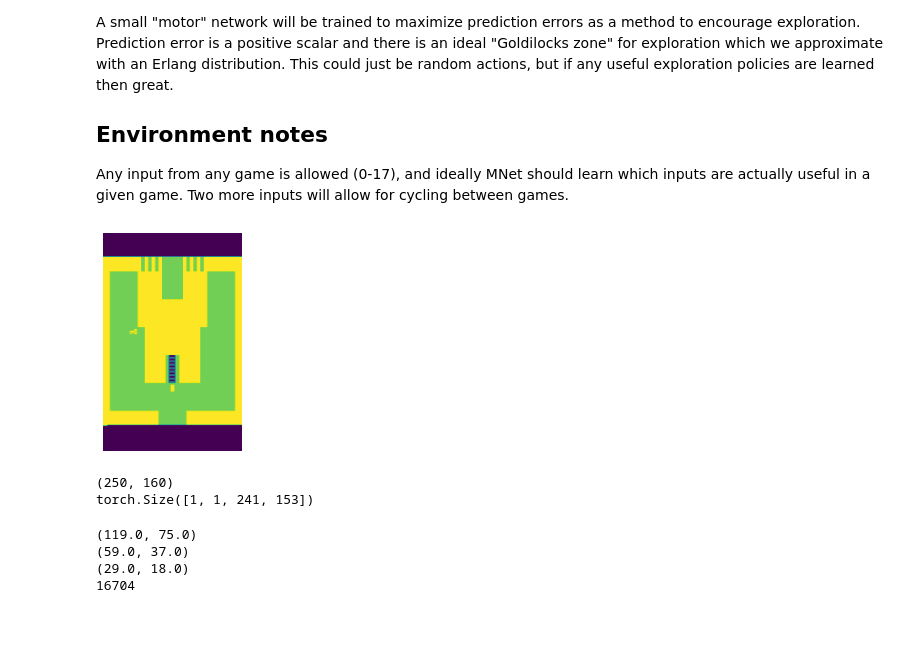
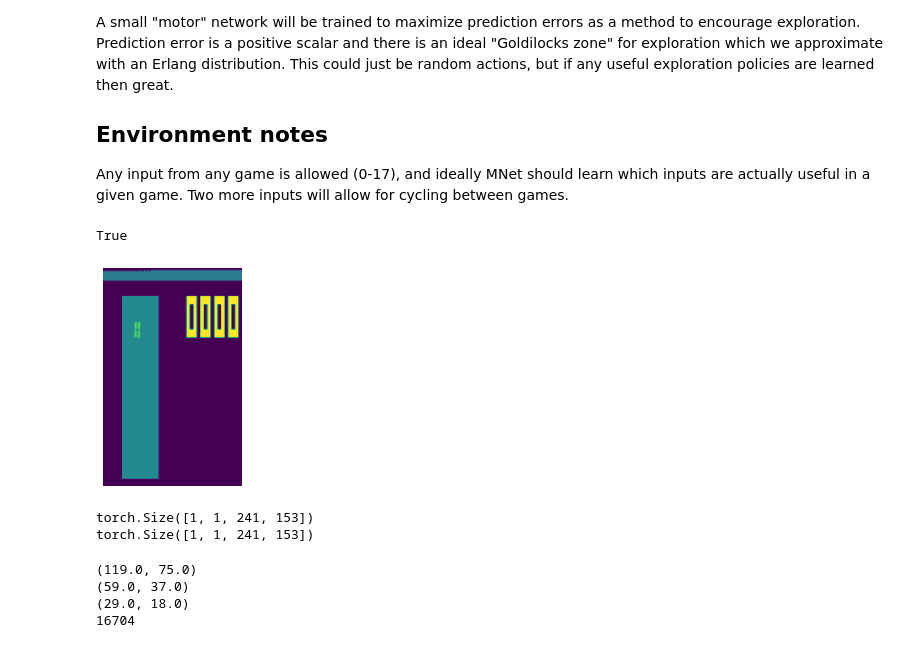
Before and after one commit to jordandekraker/HippoNet, a Jupyter notebook: AtariSpace_basic.ipynb, the cells around one changed output. Drawn from its saved outputs; the diff is of its cells as text; code cells hidden in the pictures.

```diff
--- a/AtariSpace_basic.ipynb
+++ b/AtariSpace_basic.ipynb
@@ -34,6 +34,21 @@ device = "cpu"
 # %%
 possible_actions = 17 # possible actions in all games (inc 0)
-games = ['Adventure', 'Amidar', 'Atlantis','BeamRider']
+games = ['ALE/Tetris-v5', 'ALE/Adventure-v5', 'ALE/AirRaid-v5', 'ALE/Alien-v5', 'ALE/Amidar-v5', 'ALE/Assault-v5', 'ALE/Asterix-v5',
+         'ALE/Asteroids-v5', 'ALE/Atlantis-v5', 'ALE/Atlantis2-v5', 'ALE/Backgammon-v5', 'ALE/BankHeist-v5', 'ALE/BasicMath-v5',
+         'ALE/BattleZone-v5', 'ALE/BeamRider-v5', 'ALE/Berzerk-v5', 'ALE/Blackjack-v5', 'ALE/Bowling-v5', 'ALE/Boxing-v5', 'ALE/Breakout-v5',
+         'ALE/Carnival-v5', 'ALE/Casino-v5', 'ALE/Centipede-v5', 'ALE/ChopperCommand-v5', 'ALE/CrazyClimber-v5', 'ALE/Crossbow-v5',
+         'ALE/Darkchambers-v5', 'ALE/Defender-v5', 'ALE/DemonAttack-v5', 'ALE/DonkeyKong-v5', 'ALE/DoubleDunk-v5', 'ALE/Earthworld-v5',
+         'ALE/ElevatorAction-v5', 'ALE/Enduro-v5', 'ALE/Entombed-v5', 'ALE/Et-v5', 'ALE/FishingDerby-v5', 'ALE/FlagCapture-v5',
+         'ALE/Freeway-v5', 'ALE/Frogger-v5', 'ALE/Frostbite-v5', 'ALE/Galaxian-v5', 'ALE/Gopher-v5', 'ALE/Gravitar-v5', 'ALE/Hangman-v5',
+         'ALE/HauntedHouse-v5', 'ALE/Hero-v5', 'ALE/HumanCannonball-v5', 'ALE/IceHockey-v5', 'ALE/Jamesbond-v5', 'ALE/JourneyEscape-v5',
+         'ALE/Kaboom-v5', 'ALE/Kangaroo-v5', 'ALE/KeystoneKapers-v5', 'ALE/KingKong-v5', 'ALE/Klax-v5', 'ALE/Koolaid-v5', 'ALE/Krull-v5',
+         'ALE/KungFuMaster-v5', 'ALE/LaserGates-v5', 'ALE/LostLuggage-v5', 'ALE/MarioBros-v5', 'ALE/MiniatureGolf-v5', 'ALE/MontezumaRevenge-v5',
+         'ALE/MrDo-v5', 'ALE/MsPacman-v5', 'ALE/NameThisGame-v5', 'ALE/Othello-v5', 'ALE/Pacman-v5', 'ALE/Phoenix-v5', 'ALE/Pitfall-v5',
+         'ALE/Pitfall2-v5', 'ALE/Pong-v5', 'ALE/Pooyan-v5', 'ALE/PrivateEye-v5', 'ALE/Qbert-v5', 'ALE/Riverraid-v5', 'ALE/RoadRunner-v5',
+         'ALE/Robotank-v5', 'ALE/Seaquest-v5', 'ALE/SirLancelot-v5', 'ALE/Skiing-v5', 'ALE/Solaris-v5', 'ALE/SpaceInvaders-v5',
+         'ALE/SpaceWar-v5', 'ALE/StarGunner-v5', 'ALE/Superman-v5', 'ALE/Surround-v5', 'ALE/Tennis-v5',
+         'ALE/TimePilot-v5', 'ALE/Trondead-v5', 'ALE/Turmoil-v5', 'ALE/Tutankham-v5', 'ALE/UpNDown-v5', 'ALE/Venture-v5', 'ALE/VideoCheckers-v5',
+         'ALE/VideoPinball-v5', 'ALE/WizardOfWor-v5', 'ALE/WordZapper-v5', 'ALE/YarsRevenge-v5', 'ALE/Zaxxon-v5']
 g=0
 def AtariSpace(action):
     global env,g
@@ -41,7 +56,7 @@ def AtariSpace(action):
         g = g-1
         if g<0:
             g=len(games)-1
-        env = gym.make(f"ALE/{games[g]}-v5", obs_type='grayscale',
+        env = gym.make(games[g], obs_type='grayscale',
                        render_mode='rgb_array',
                        full_action_space=True)
         frame = env.reset()[0]
@@ -49,7 +64,7 @@ def AtariSpace(action):
         g = g+1
         if g>len(games)-1:
             g=0
-        env = gym.make(f"ALE/{games[g]}-v5", obs_type='grayscale',
+        env = gym.make(games[g], obs_type='grayscale',
                        render_mode='rgb_array',
                        full_action_space=True)
         frame = env.reset()[0]
@@ -58,9 +73,15 @@ def AtariSpace(action):
     if np.max(frame)==0: # some games have a blank frame
         frame = env.step(0)[0]
     return frame
+# %%
+current_frame.dtype==torch.float32
+# %% [output]
+True
 # %%
 # utilities
+current_frame = torch.zeros((241,153)).to(device)
 def frameproc(frame):
+    global current_frame
     # trim, resize to suit our convolutions, and standardize
     # frame = frame[25:225,:]
     frame = np.expand_dims(np.expand_dims(frame, 0), 0)
@@ -68,13 +89,18 @@ def frameproc(frame):
     means = frame.mean()
     stds = frame.std()
     frame = (frame - means) / stds
-    return torchvision.transforms.Resize((241,153))(frame)
+    frame = torchvision.transforms.Resize((241,153))(frame)
+    current_frame = frame.to(device)
+    return
 
 def live_plot(imgs):
     clear_output(wait=True)
     for p in range(len(imgs)):
         plt.subplot(1,len(imgs),p+1)
-        plt.imshow(torch.squeeze(imgs[p]))
+        if current_frame.dtype==torch.float32:
+            plt.imshow(torch.squeeze(imgs[p]).to('cpu').detach())
+        else:
+            plt.imshow(imgs[p])
         plt.axis('off')
     plt.show();
 # %%
@@ -114,17 +140,17 @@ class artanh(nn.Module):
 # %%
 # Test out environment and utilities!
 for s in [1,1,1,1,1,0,0,0,0,0]:
-    example_frame = AtariSpace(possible_actions+1+s)
-    origshape = example_frame.shape
-    example_frame = frameproc(example_frame)
-    live_plot([example_frame])
-    time.sleep(1)
+    frame = AtariSpace(possible_actions+1+s)
+    origshape = current_frame.shape
+    frameproc(frame)
+    live_plot([current_frame])
+    time.sleep(0.5)
 print(origshape)
-print(example_frame.shape)
+print(current_frame.shape)
 # %% [output]
-[figure, old version]
+[figure, new version]
-(250, 160)
 torch.Size([1, 1, 241, 153])
+torch.Size([1, 1, 241, 153])
 # %%
 # conv2d design testing
 # ideally out convolutions should work with the input image size to only produce integers here. This will help a lot in the ConvTranspose2d decoder!
```
Also changed, not shown: parts of 12 cells of this notebook.
